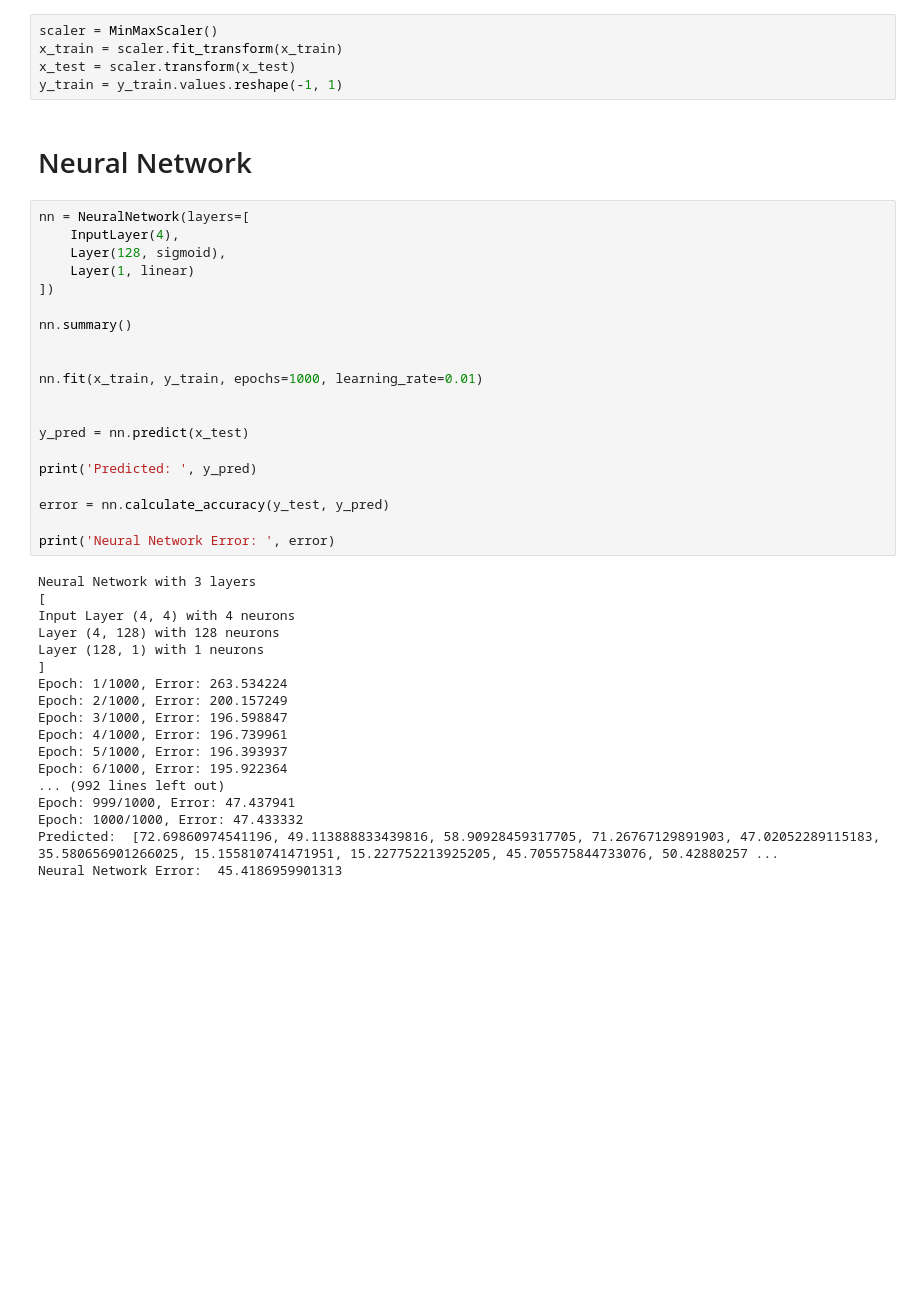
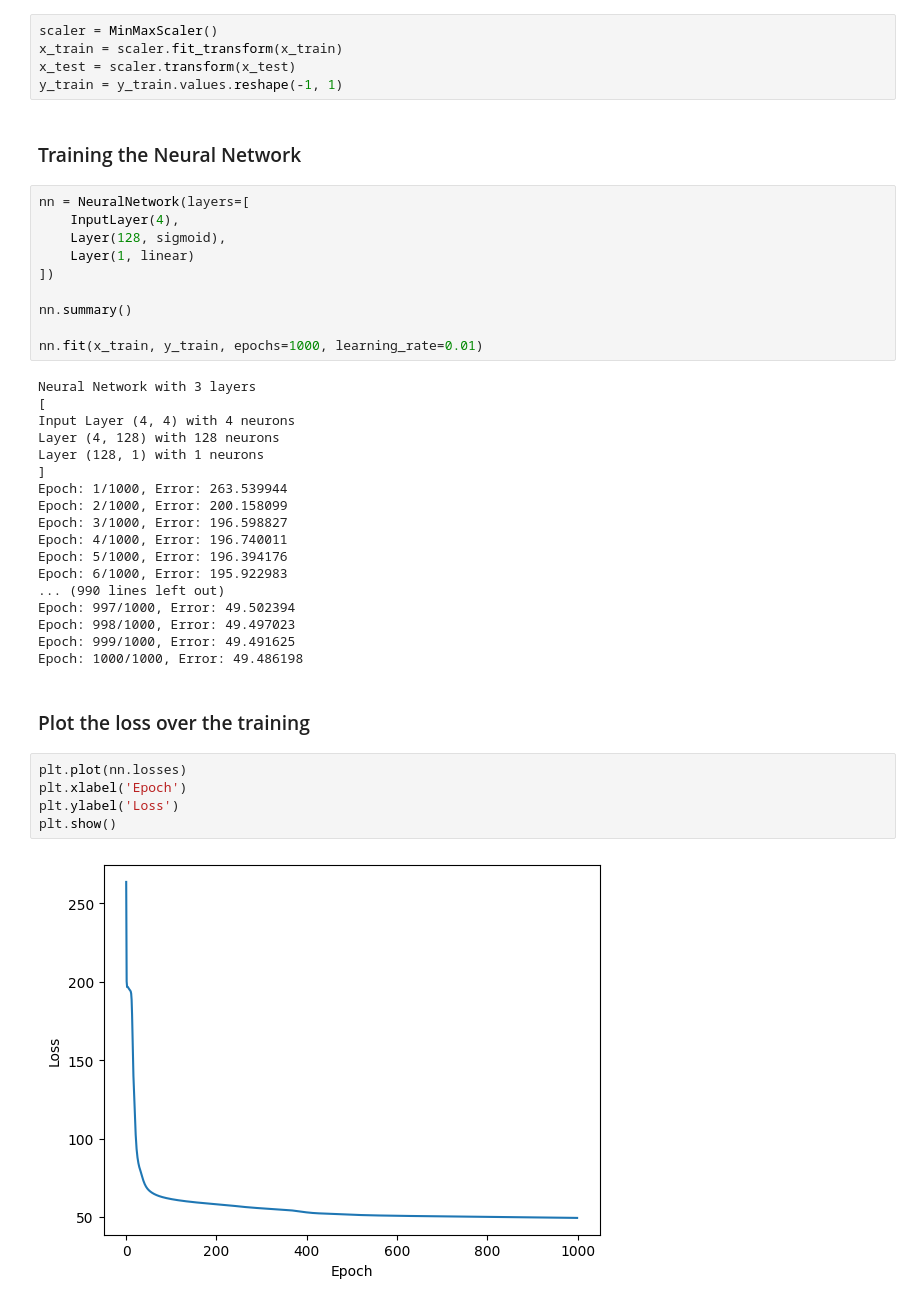
Before and after one commit to Michael-M-aher/ML-Algorithms, a Jupyter notebook: Neural Network/notebook.ipynb, the cells around one changed output. Saved outputs shown, nothing was run; the diff lists cells and outputs as text; blank space fills up the shorter version.

```diff
--- a/Neural Network/notebook.ipynb
+++ b/Neural Network/notebook.ipynb
@@ -74,7 +76,7 @@ x_train = scaler.fit_transform(x_train)
 x_test = scaler.transform(x_test)
 y_train = y_train.values.reshape(-1, 1)
 # %% [markdown]
-# Neural Network
+### Training the Neural Network
 # %%
 nn = NeuralNetwork(layers=[
     InputLayer(4),
@@ -84,17 +86,7 @@ nn = NeuralNetwork(layers=[
 
 nn.summary()
 
-
 nn.fit(x_train, y_train, epochs=1000, learning_rate=0.01)
-
-
-y_pred = nn.predict(x_test)
-
-print('Predicted: ', y_pred)
-
-error = nn.calculate_accuracy(y_test, y_pred)
-
-print('Neural Network Error: ', error)
 # %% [output]
 Neural Network with 3 layers
 [
@@ -102,14 +94,23 @@ Input Layer (4, 4) with 4 neurons
 Layer (4, 128) with 128 neurons
 Layer (128, 1) with 1 neurons
 ]
-Epoch: 1/1000, Error: 263.534224
-Epoch: 2/1000, Error: 200.157249
-Epoch: 3/1000, Error: 196.598847
-Epoch: 4/1000, Error: 196.739961
-Epoch: 5/1000, Error: 196.393937
-Epoch: 6/1000, Error: 195.922364
-... (992 lines left out)
-Epoch: 999/1000, Error: 47.437941
-Epoch: 1000/1000, Error: 47.433332
-Predicted:  [72.69860974541196, 49.113888833439816, 58.90928459317705, 71.26767129891903, 47.02052289115183, 35.580656901266025, 15.155810741471951, 15.227752213925205, 45.705575844733076, 50.42880257 ...
-Neural Network Error:  45.4186959901313
+Epoch: 1/1000, Error: 263.539944
+Epoch: 2/1000, Error: 200.158099
+Epoch: 3/1000, Error: 196.598827
+Epoch: 4/1000, Error: 196.740011
+Epoch: 5/1000, Error: 196.394176
+Epoch: 6/1000, Error: 195.922983
+... (990 lines left out)
+Epoch: 997/1000, Error: 49.502394
+Epoch: 998/1000, Error: 49.497023
+Epoch: 999/1000, Error: 49.491625
+Epoch: 1000/1000, Error: 49.486198
+# %% [markdown]
+### Plot the loss over the training
+# %%
+plt.plot(nn.losses)
+plt.xlabel('Epoch')
+plt.ylabel('Loss')
+plt.show()
+# %% [output]
+[figure, added]
```
Also changed, not shown: parts of 6 cells of this notebook.
